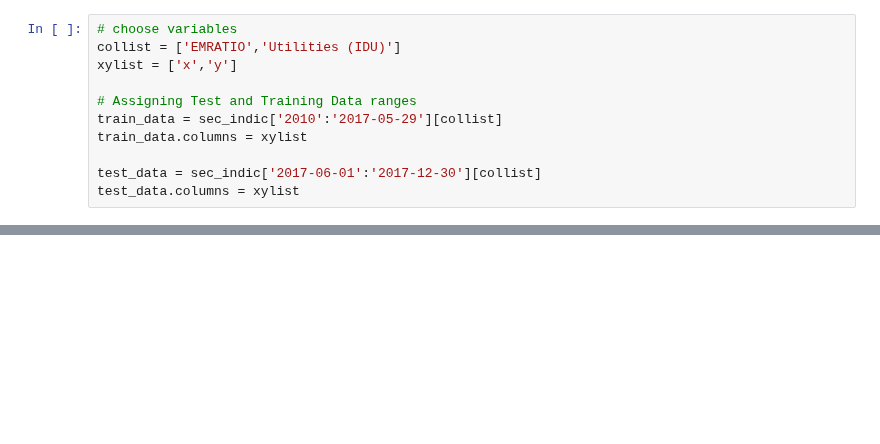
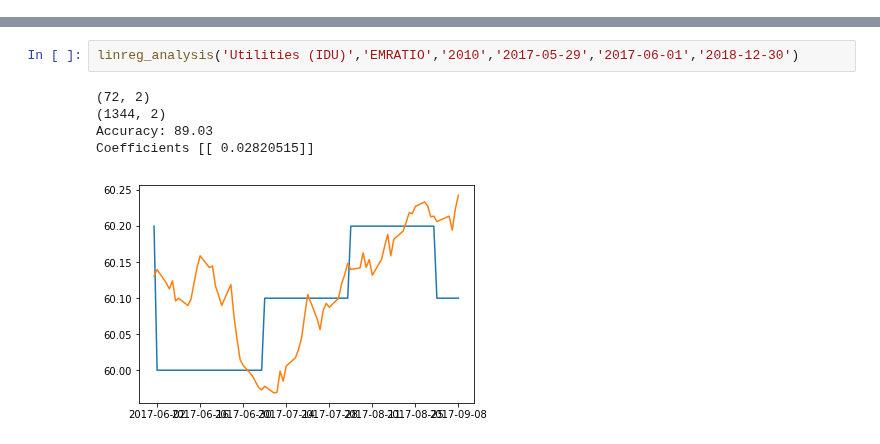
Before and after one commit to kimrharper/data_science_nltk, a Jupyter notebook: stock/stock_predict_final.ipynb, the cells around one changed output, grey strips where cells are left out. Cells and saved outputs as stored; diff of their text form; blank space fills up the shorter version.

```diff
--- a/stock/stock_predict_final.ipynb
+++ b/stock/stock_predict_final.ipynb
@@ -110,12 +86 @@ plt.show()
-# %%
-# choose variables
-collist = ['EMRATIO','Utilities (IDU)']
-xylist = ['x','y']
-
-# Assigning Test and Training Data ranges
-train_data = sec_indic['2010':'2017-05-29'][collist]
-train_data.columns = xylist
-
-test_data = sec_indic['2017-06-01':'2017-12-30'][collist]
-test_data.columns = xylist
 # %%
@@ -172,0 +132,8 @@ plt.show()
+# %%
+linreg_analysis('Utilities (IDU)','EMRATIO','2010','2017-05-29','2017-06-01','2018-12-30')
+# %% [output]
+(72, 2)
+(1344, 2)
+Accuracy: 89.03
+Coefficients [[ 0.02820515]]
+[figure, added]
```
Also changed, not shown: parts of 11 cells of this notebook.
